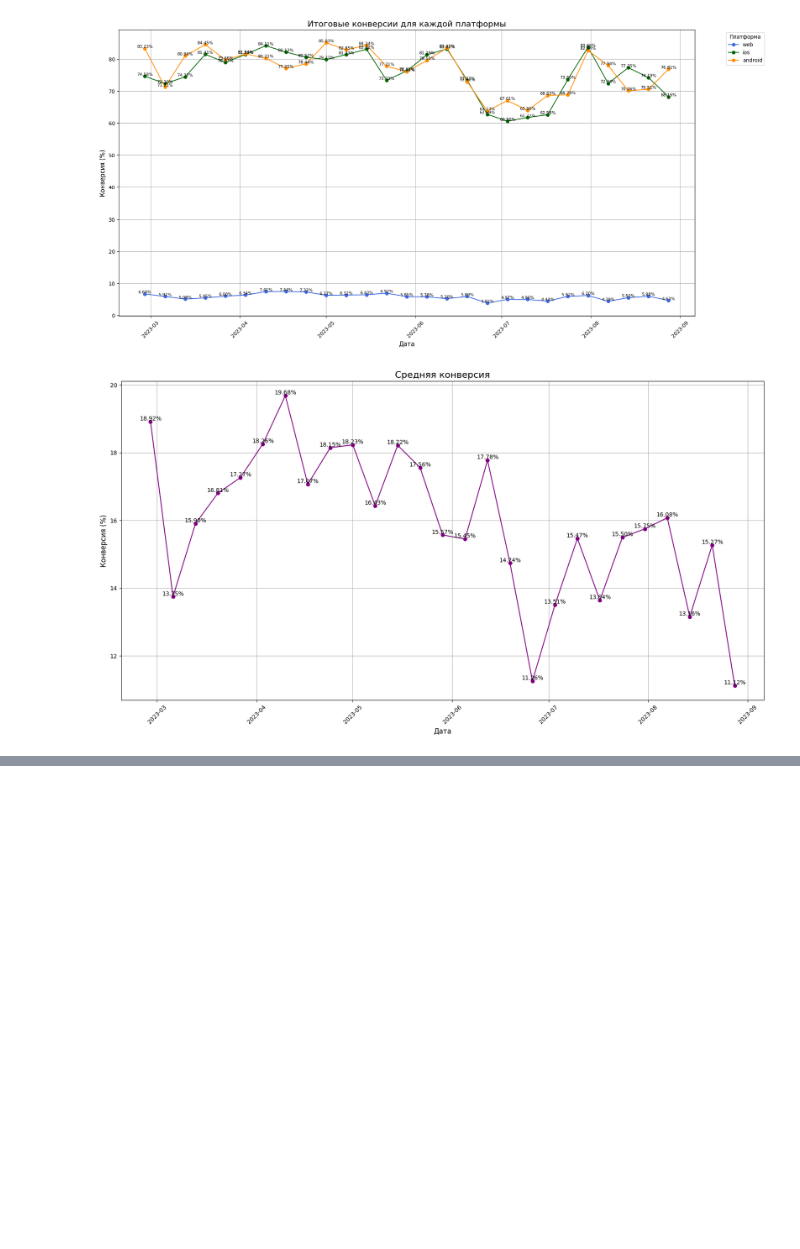
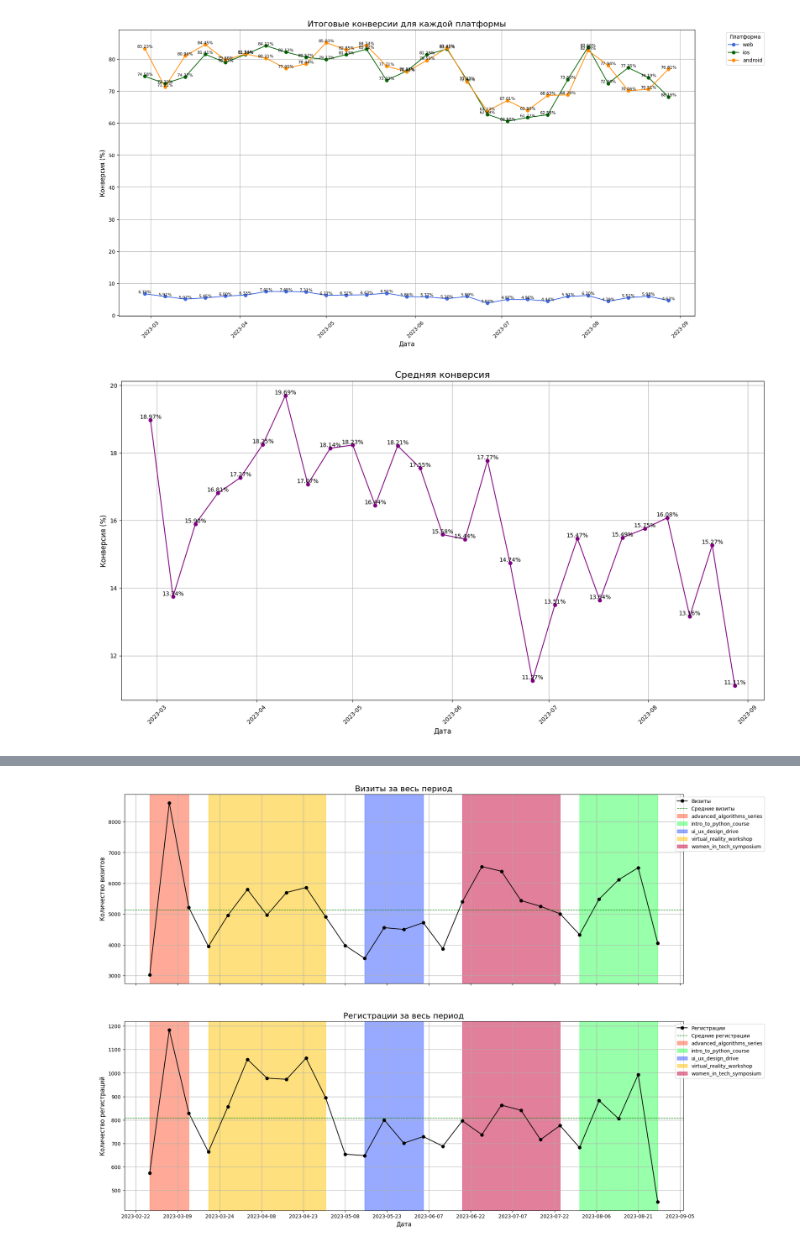
Before and after one commit to beton18/data-analytics-project-100, a Jupyter notebook: charts_project.ipynb, the cells around one changed output, grey strips where cells are left out. Drawn from its saved outputs; the diff is of its cells as text; code cells hidden in the pictures; blank space fills up the shorter version.

```diff
--- a/charts_project.ipynb
+++ b/charts_project.ipynb
@@ -640,0 +483,64 @@ plt.show()
+# %%
+# График 8: Визиты и регистрации с цветовым выделением рекламных кампаний
+
+# Группируем данные по неделям из final_df
+weekly_stats = final_df.drop_duplicates(['datetime', 'visits', 'registrations']).groupby(
+    pd.to_datetime(final_df['datetime']).dt.to_period('W').dt.start_time
+).agg({
+    'visits': 'sum',
+    'registrations': 'sum',
+    'utm_campaign': 'first'  # берем первую кампанию недели
+}).reset_index()
+
+# Получаем периоды рекламных кампаний по неделям
+ads_campaigns = final_df.drop_duplicates(['datetime', 'utm_campaign']).groupby('utm_campaign').agg(
+    DATE_BEGIN=('datetime', lambda x: pd.to_datetime(x).dt.to_period('W').dt.start_time.min()),
+    DATE_END=('datetime', lambda x: pd.to_datetime(x).dt.to_period('W').dt.start_time.max())
+).reset_index()
+
+# Функция для выделения областей рекламных кампаний
+def highlight_campaigns(ax, campaigns, colors):
+    for i, (_, campaign) in enumerate(campaigns.iterrows()):
+        ax.axvspan(campaign['DATE_BEGIN'], campaign['DATE_END'],
+                   color=colors[i % len(colors)], alpha=0.5, label=campaign['utm_campaign'])
+
+# Рассчитываем средние значения
+mean_visits = weekly_stats['visits'].mean()
+mean_registrations = weekly_stats['registrations'].mean()
+
+# Определяем цвета для кампаний
+campaign_colors = ['#FF5733', '#33FF57', '#3357FF', '#FFC300', '#C70039']
+
+# Строим график
+fig, (ax1, ax2) = plt.subplots(2, 1, figsize=(20, 15), sharex=True)
+
+# График визитов
+ax1.plot(weekly_stats['datetime'], weekly_stats['visits'],
+         marker='o', linestyle='-', color='black', label='Визиты')
+ax1.axhline(mean_visits, color='green', linestyle='--', linewidth=1, label='Средние визиты')
+highlight_campaigns(ax1, ads_campaigns, campaign_colors)
+ax1.set_title('Визиты за весь период', fontsize=16)
+ax1.set_ylabel('Количество визитов', fontsize=12)
+ax1.grid(True)
+ax1.legend(loc='upper right', bbox_to_anchor=(1.15, 1))
+
+# График регистраций
+ax2.plot(weekly_stats['datetime'], weekly_stats['registrations'],
+         marker='o', linestyle='-', color='black', label='Регистрации')
+ax2.axhline(mean_registrations, color='green', linestyle='--', linewidth=1, label='Средние регистрации')
+highlight_campaigns(ax2, ads_campaigns, campaign_colors)
+ax2.set_title('Регистрации за весь период', fontsize=16)
+ax2.set_xlabel('Дата', fontsize=12)
+ax2.set_ylabel('Количество регистраций', fontsize=12)
+ax2.grid(True)
+ax2.legend(loc='upper right', bbox_to_anchor=(1.15, 1))
+
+# Ограничиваем количество меток на оси X
+locator = plt.MaxNLocator(nbins=15)
+ax2.xaxis.set_major_locator(locator)
+
+# Сохраняем и выводим график
+plt.savefig('./charts/visits_regs_with_campaigns_improved.png', bbox_inches='tight')
+plt.show()
+# %% [output]
+[figure, added]
```
Also changed, not shown: parts of 26 cells of this notebook.
